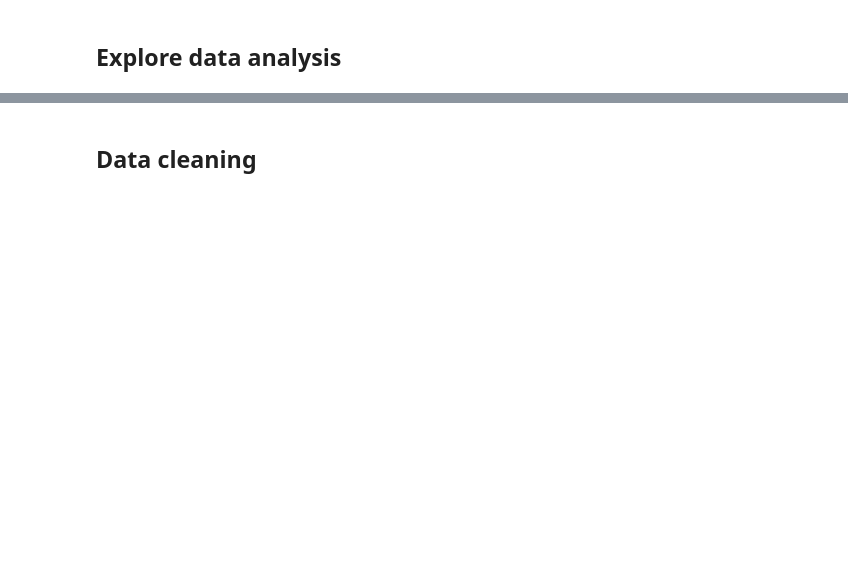
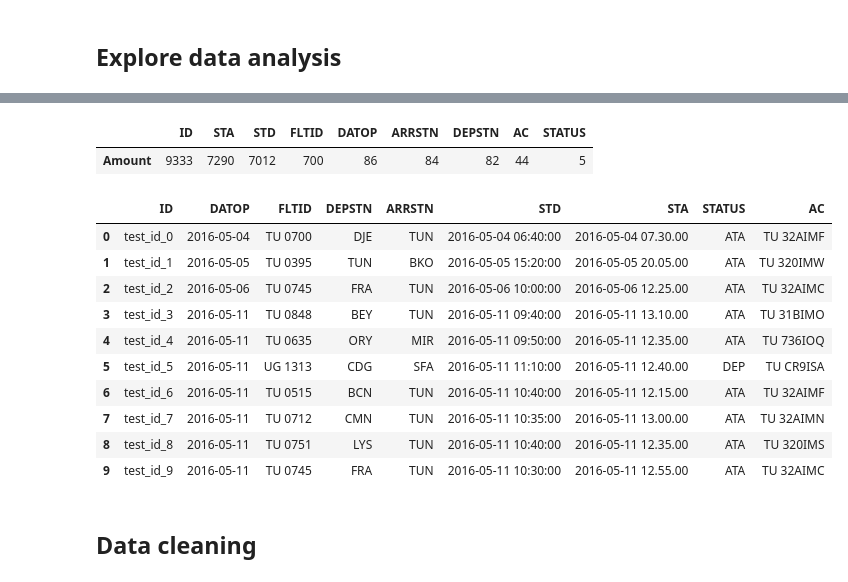
Before and after one commit to SimonBernarding/ML_project_SimonBernarding, a Jupyter notebook: EDA-and-modeling.ipynb, the cells around one changed output, grey strips where cells are left out. Drawn from its saved outputs; the diff is of its cells as text; code cells hidden in the pictures; blank space fills up the shorter version.

```diff
--- a/EDA-and-modeling.ipynb
+++ b/EDA-and-modeling.ipynb
@@ -34,2 +40,6 @@ from sklearn import metrics
 # %% [markdown]
 ## Load
+# %%
+# Load csv
+df = pd.read_csv('data/train.csv')
+df.head(3)
@@ -38,2 +106,23 @@ from sklearn import metrics
+# %%
+# EDA Uniques
+unique_counts = pd.DataFrame(df.nunique(), columns=['Amount']).sort_values('Amount', ascending=False).T
+unique_counts
+# %% [output]
+|  | ID | STA | STD | FLTID | DATOP | ARRSTN | DEPSTN | AC | STATUS |
+| Amount | 9333 | 7290 | 7012 | 700 | 86 | 84 | 82 | 44 | 5 |
+# %%
+df.head(10)
+# %% [output]
+|  | ID | DATOP | FLTID | DEPSTN | ARRSTN | STD | STA | STATUS | AC |
+| 0 | test_id_0 | 2016-05-04 | TU 0700 | DJE | TUN | 2016-05-04 06:40:00 | 2016-05-04 07.30.00 | ATA | TU 32AIMF |
+| 1 | test_id_1 | 2016-05-05 | TU 0395 | TUN | BKO | 2016-05-05 15:20:00 | 2016-05-05 20.05.00 | ATA | TU 320IMW |
+| 2 | test_id_2 | 2016-05-06 | TU 0745 | FRA | TUN | 2016-05-06 10:00:00 | 2016-05-06 12.25.00 | ATA | TU 32AIMC |
+| 3 | test_id_3 | 2016-05-11 | TU 0848 | BEY | TUN | 2016-05-11 09:40:00 | 2016-05-11 13.10.00 | ATA | TU 31BIMO |
+| 4 | test_id_4 | 2016-05-11 | TU 0635 | ORY | MIR | 2016-05-11 09:50:00 | 2016-05-11 12.35.00 | ATA | TU 736IOQ |
+| 5 | test_id_5 | 2016-05-11 | UG 1313 | CDG | SFA | 2016-05-11 11:10:00 | 2016-05-11 12.40.00 | DEP | TU CR9ISA |
+| 6 | test_id_6 | 2016-05-11 | TU 0515 | BCN | TUN | 2016-05-11 10:40:00 | 2016-05-11 12.15.00 | ATA | TU 32AIMF |
+| 7 | test_id_7 | 2016-05-11 | TU 0712 | CMN | TUN | 2016-05-11 10:35:00 | 2016-05-11 13.00.00 | ATA | TU 32AIMN |
+| 8 | test_id_8 | 2016-05-11 | TU 0751 | LYS | TUN | 2016-05-11 10:40:00 | 2016-05-11 12.35.00 | ATA | TU 320IMS |
+| 9 | test_id_9 | 2016-05-11 | TU 0745 | FRA | TUN | 2016-05-11 10:30:00 | 2016-05-11 12.55.00 | ATA | TU 32AIMC |
 # %% [markdown]
 ## Data cleaning
```
Also changed, not shown: parts of 13 cells of this notebook.
